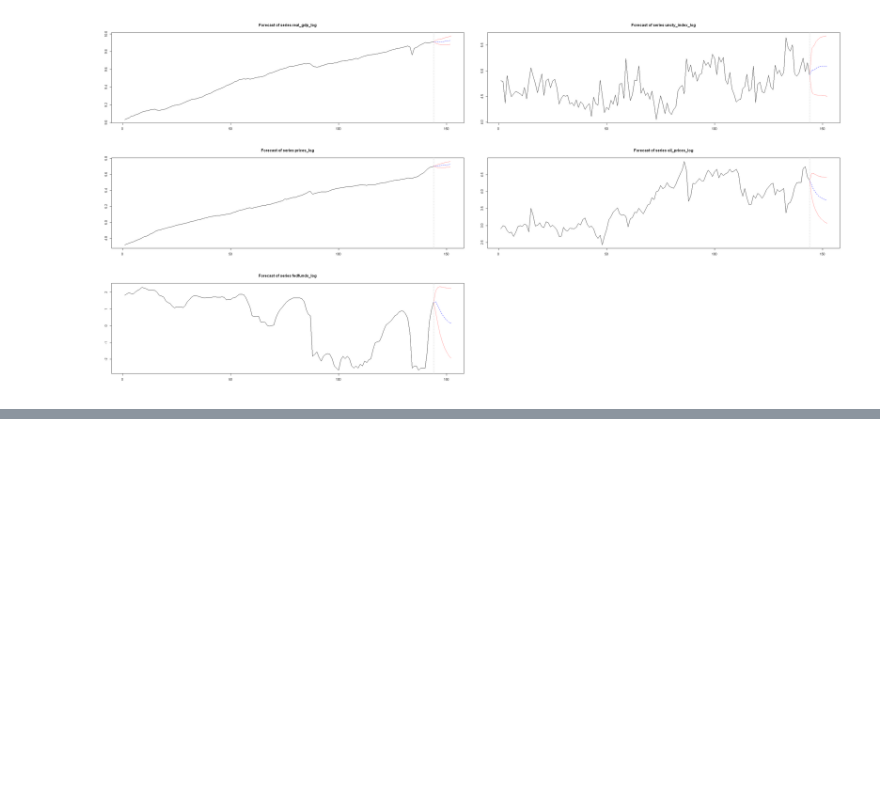
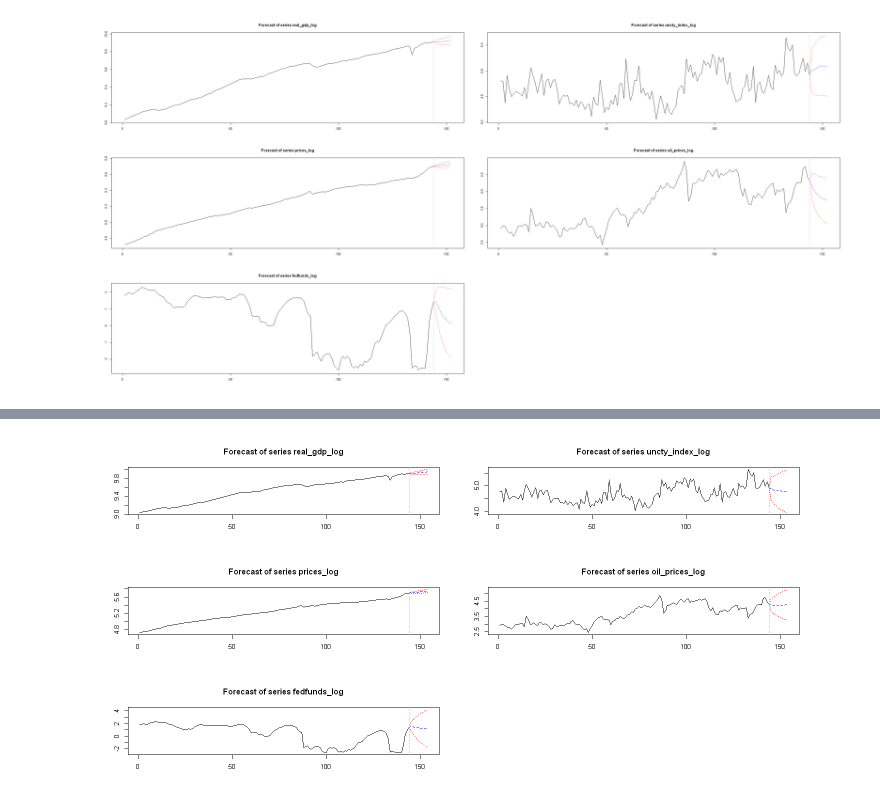
Before and after one commit to PetrCala/macro_tools_term_paper, a Jupyter notebook: code/cala_termpaper_main.ipynb, the cells around one changed output, grey strips where cells are left out. Cells and saved outputs as stored; diff of their text form; code cells hidden in the pictures; blank space fills up the shorter version.

```diff
--- a/code/cala_termpaper_main.ipynb
+++ b/code/cala_termpaper_main.ipynb
@@ -934,0 +1035,5 @@ Predictions for GDP and prices are very stable, as opposed to the wide confidenc
+# %%
+# Forecasts with VECM
+plot(predict(vecm_var2))
+# %% [output]
+[figure, added]
```
Also changed, not shown: parts of 10 cells of this notebook.
